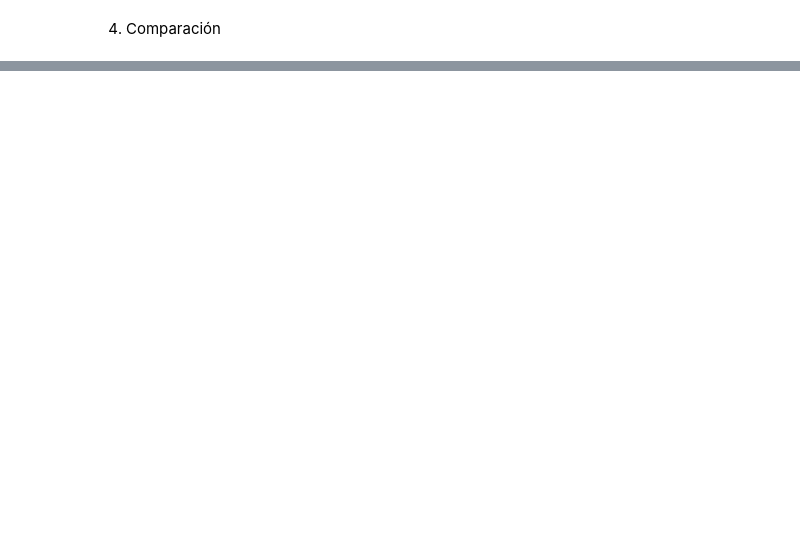
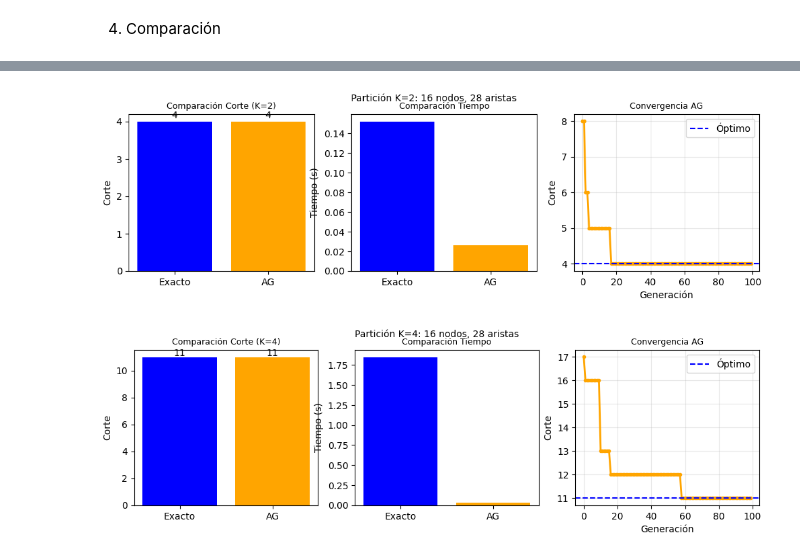
Before and after one commit to steffanylars/MA2015_DisenoAlgoritmosMatematicosBioinspirados, a Jupyter notebook: MA2015_6_ParticionGrafos.ipynb, the cells around one changed output, grey strips where cells are left out. Cells and saved outputs as stored; diff of their text form; code cells hidden in the pictures; blank space fills up the shorter version.

Commit message:
algoritmo genetico en particion de grafos

```diff
--- a/MA2015_6_ParticionGrafos.ipynb
+++ b/MA2015_6_ParticionGrafos.ipynb
@@ -40,3 +15,15 @@ adj = build_adj(E)
+# %%
+# Grafo: 16 nodos, 28 aristas
+V = list(range(16))
+E = [(0,1),(0,8),(0,13),(1,2),(1,4),(2,3),(2,4),(2,5),(2,6),(3,5),(4,6),(4,8),(4,9),
+     (5,6),(5,7),(6,7),(6,10),(7,10),(8,9),(8,12),(8,13),(9,10),(9,11),(11,15),
+     (12,14),(12,15),(13,14),(14,15)]
+
+def corte(ind):
+    return sum(1 for u,v in E if ind[u] != ind[v])
+
+def aristas_corte(ind):
+    return [(u+1,v+1,ind[u],ind[v]) for u,v in E if ind[u] != ind[v]]
 # %% [markdown]
 ### 2. Solución Exacta
 # %%
@@ -274,2 +107,10 @@ Aristas que conectan Conjunto A con Conjunto B:
+# %%
+
+def mostrar(titulo, ind, k, c, t):
+    grupos = {g: [i+1 for i,x in enumerate(ind) if x==g] for g in range(k)}
+    print(f"\n{'-->'}{titulo}")
+    print(f"Corte: {c}, Tiempo: {t:.4f}s")
+    for g, nodos in grupos.items(): print(f"  Grupo {g}: {nodos}")
+    print(f"Aristas de corte: {aristas_corte(ind)}")
 # %% [markdown]
 4. Comparación
@@ -365,0 +117,46 @@ plt.show()
+# %%
+# === EJECUCIÓN ===
+if __name__ == "__main__":
+    for K in [2, 4]: #se hace el ejemeplo para 2 y 4 particiones pero la tarea pide 2 :D
+        print(f"\n{'<3'*30} K = {K} GRUPOS")
+        random.seed(42)
+
+        # Exacto
+        ind_ex, c_ex, t_ex = exacto(K)
+        mostrar(f"EXACTO (PuLP) K={K}", ind_ex, K, c_ex, t_ex)
+
+        # AG
+        ind_ag, c_ag, t_ag, hist_c, hist_t = ag(K)
+        mostrar(f"AG K={K}", ind_ag, K, c_ag, t_ag)
+
+        # Tabla comparativa
+        print(f"\n{'Método':<15} {'Corte':<8} {'Tiempo(s)':<10}")
+        print(f"{'-'*35}")
+        print(f"{'Exacto':<15} {c_ex:<8} {t_ex:<10.4f}")
+        print(f"{'AG':<15} {c_ag:<8} {t_ag:<10.4f}")
+
+        # Gráficas
+        fig, axes = plt.subplots(1, 3, figsize=(12, 3))
+
+        # Barras comparativas
+        axes[0].bar(['Exacto','AG'], [c_ex,c_ag], color=['blue','orange'])
+        axes[0].set_ylabel('Corte')
+        axes[0].set_title(f'Comparación Corte (K={K})', fontsize=9)
+        for i,v in enumerate([c_ex,c_ag]):
+            axes[0].text(i, v+0.1, str(v), ha='center')
+
+        axes[1].bar(['Exacto','AG'], [t_ex,t_ag], color=['blue','orange'])
+        axes[1].set_ylabel('Tiempo (s)')
+        axes[1].set_title('Comparación Tiempo', fontsize=9)
+
+        # Convergencia AG
+        axes[2].plot(hist_c, 'o-', color='orange', lw=2, ms=3)
+        axes[2].axhline(c_ex, color='blue', ls='--', label='Óptimo')
+        axes[2].set_xlabel('Generación')
+        axes[2].set_ylabel('Corte')
+        axes[2].set_title('Convergencia AG', fontsize=9)
+        axes[2].legend()
+        axes[2].grid(alpha=0.3)
+
+        plt.suptitle(f'Partición K={K}: {len(V)} nodos, {len(E)} aristas', fontsize=10)
+# %% [output]
@@ -365,0 +180,2 @@ plt.show()
+[figure, added]
+[figure, added]
```
Also changed, not shown: parts of 14 cells of this notebook, 1 other file.
